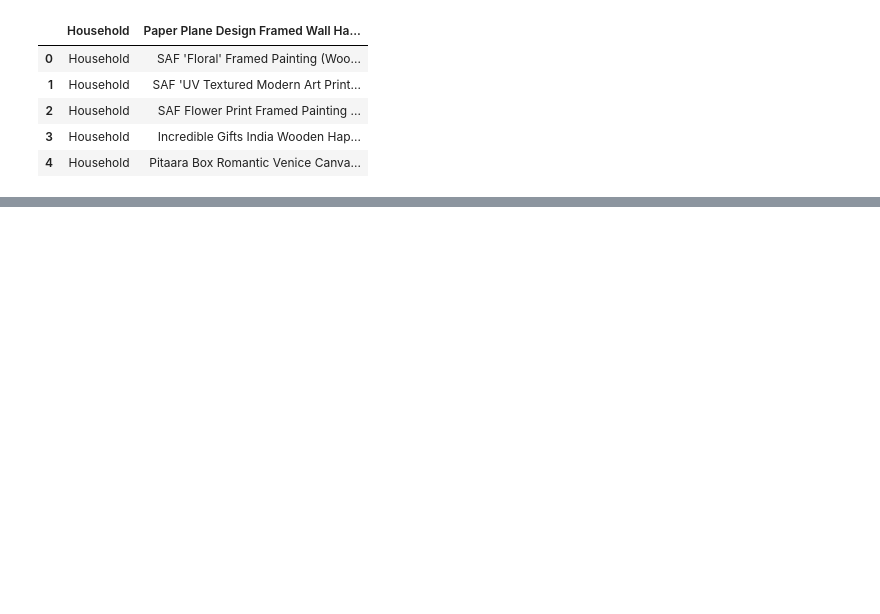
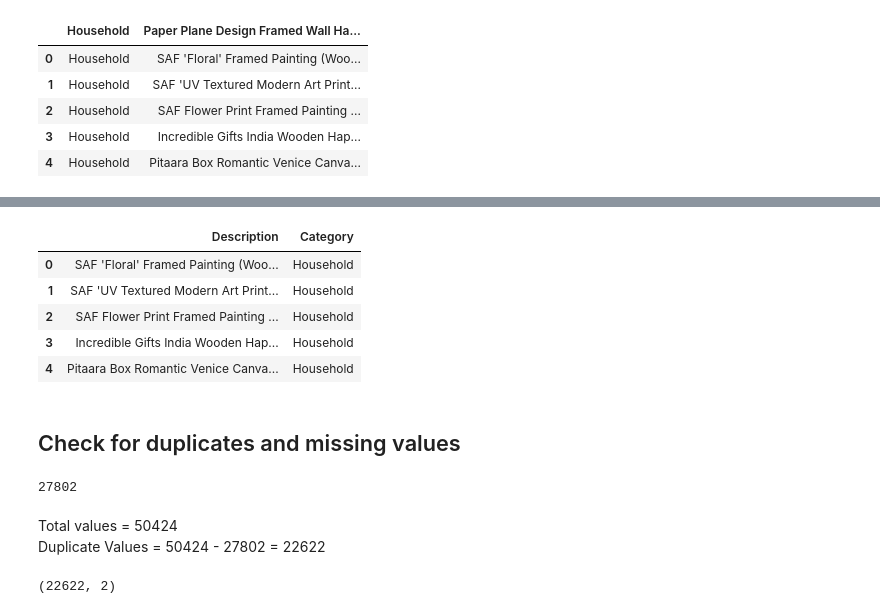
Before and after one commit to siddharthpangotra/4ML, a Jupyter notebook: TextClassifier.ipynb, the cells around one changed output, grey strips where cells are left out. Drawn from its saved outputs; the diff is of its cells as text; code cells hidden in the pictures; blank space fills up the shorter version.

```diff
--- a/TextClassifier.ipynb
+++ b/TextClassifier.ipynb
@@ -165,0 +93,20 @@ fatal: could not read Username for 'https://github.com': No such device or addre
+# %%
+data = data.drop(columns='Cat', axis=1)
+# %%
+data.head()
+# %% [output]
+|  | Description | Category |
+| 0 | SAF 'Floral' Framed Painting (Woo... | Household |
+| 1 | SAF 'UV Textured Modern Art Print... | Household |
+| 2 | SAF Flower Print Framed Painting ... | Household |
+| 3 | Incredible Gifts India Wooden Hap... | Household |
+| 4 | Pitaara Box Romantic Venice Canva... | Household |
+# %% [markdown]
+## Check for duplicates and missing values
+# %%
+len(data.Description.unique())
+# %% [output]
+27802
+# %% [markdown]
+Total values = 50424 <br>
+Duplicate Values = 50424 - 27802 = 22622
@@ -165,0 +115,4 @@ fatal: could not read Username for 'https://github.com': No such device or addre
+# %%
+dups.shape
+# %% [output]
+(22622, 2)
```
Also changed, not shown: parts of 33 cells of this notebook.
